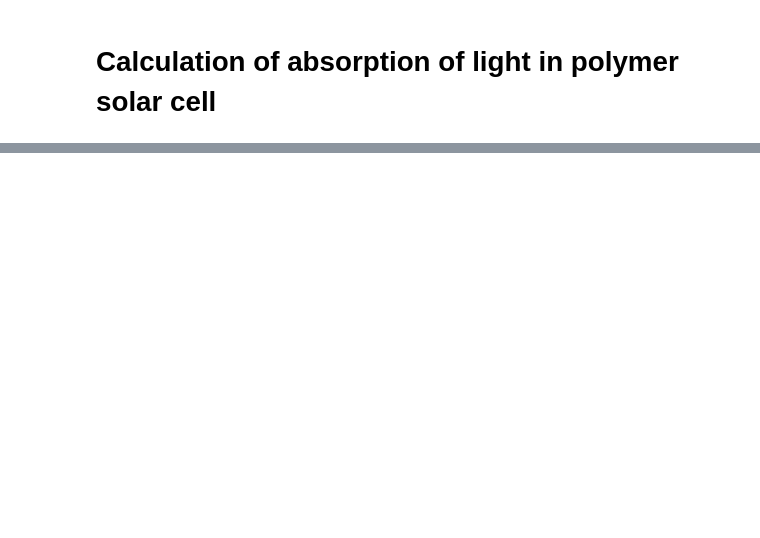
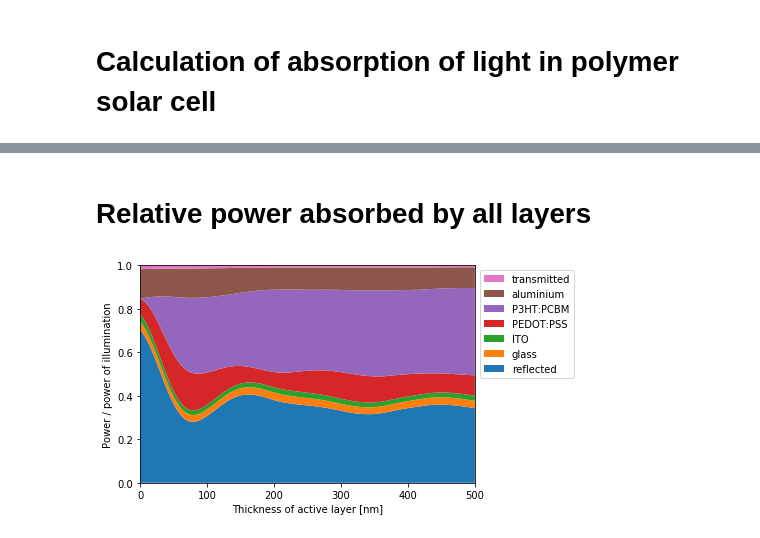
Before and after one commit to mzszym/oedes, a Jupyter notebook: examples/optical/multilayer-optics.ipynb, the cells around one changed output, grey strips where cells are left out. Saved outputs shown, nothing was run; the diff lists cells and outputs as text; code cells hidden in the pictures; blank space fills up the shorter version.

```diff
--- a/examples/optical/multilayer-optics.ipynb
+++ b/examples/optical/multilayer-optics.ipynb
@@ -39,0 +52,11 @@ Text(0,0.5,'Power absorbed in active layer [W/m^2]')
+# %% [markdown]
+# Relative power absorbed by all layers
+# %%
+plt.stackplot(L*1e9, *stack.transpose(), labels=['reflected']+[layer.material.name for layer in result[0]['layers']] + ['transmitted'])
+plt.xlabel('Thickness of active layer [nm]')
+plt.ylabel('Power / power of illumination')
+handles, labels = plt.gca().get_legend_handles_labels()
+plt.legend(handles[::-1], labels[::-1], loc="upper left", bbox_to_anchor=(1,1))
+plt.autoscale(tight=True)
+# %% [output]
+[figure, added]
```
Also changed, not shown: parts of 6 cells of this notebook, 5 other files.
